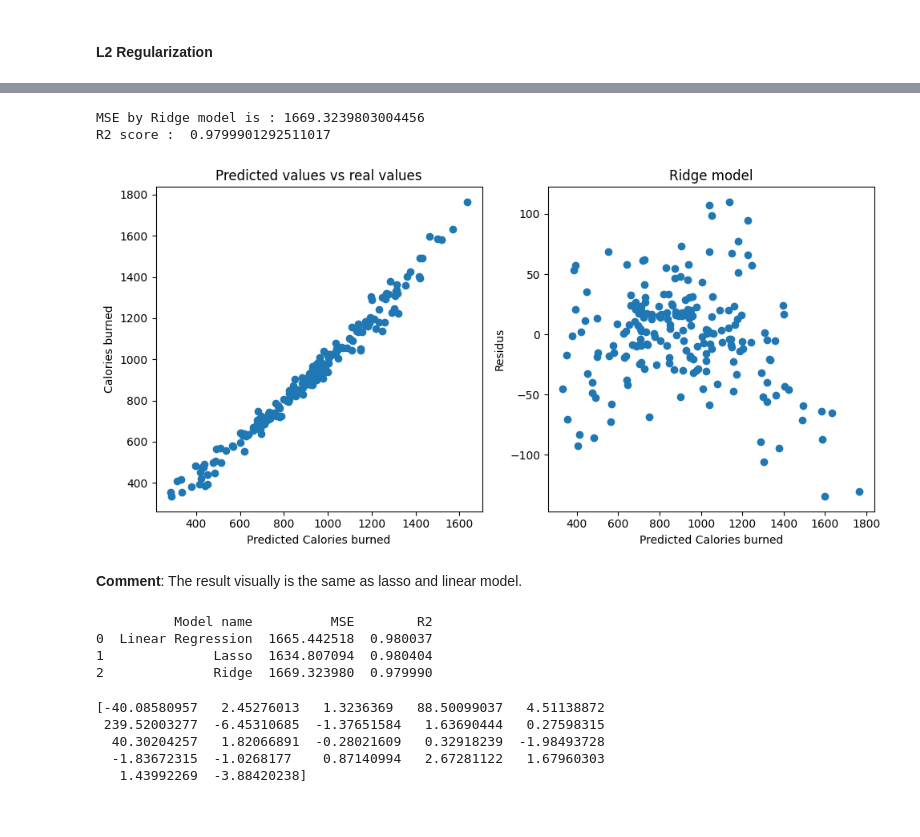
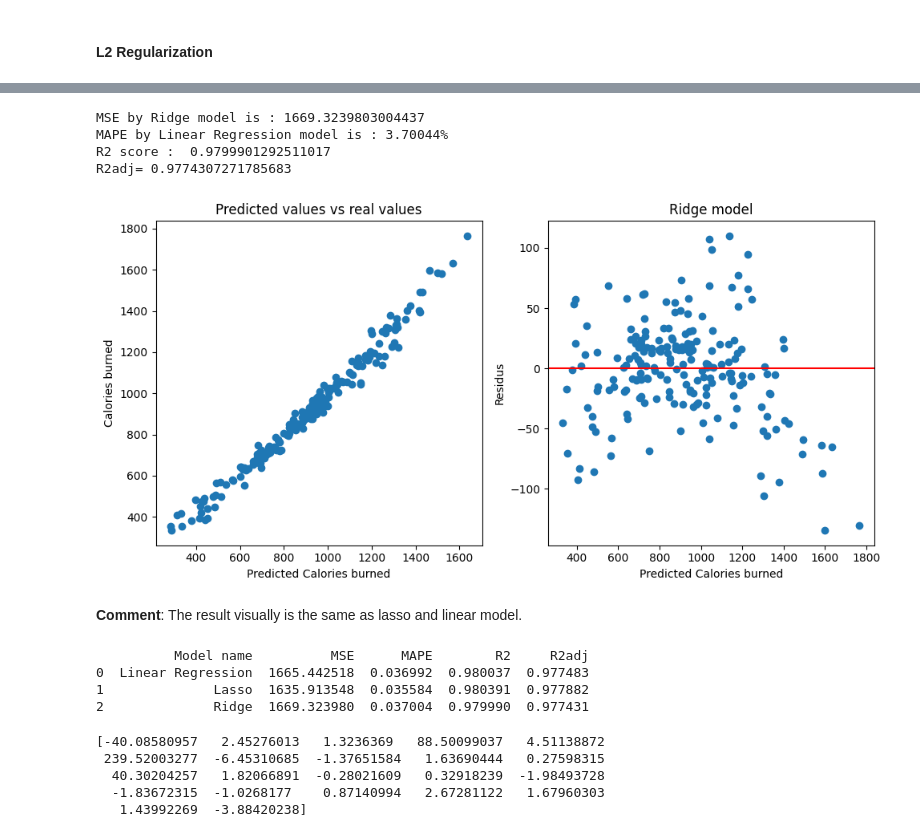
Before and after one commit to bao-do/4thY_MachineLearningProject, a Jupyter notebook: gym_python.ipynb, the cells around one changed output, grey strips where cells are left out. Saved outputs shown, nothing was run; the diff lists cells and outputs as text; code cells hidden in the pictures.

Commit message:
started logistic regression and interpreting variables

```diff
--- a/gym_python.ipynb
+++ b/gym_python.ipynb
@@ -664,5 +734,8 @@ Variance of X_train: [1.01743396 0.88966563 0.97736897 0.95314065 0.91732623 1.1
 ## Linear Model
 # %% [markdown]
 ### Without Regularization
+# %%
+def adjusted_R2(r2, n, p):
+    return 1-((1-r2)*(n-1)/(n-p-1))
 # %%
 from sklearn.linear_model import LinearRegression
@@ -827,40 +912,45 @@ Meilleur R2 = 0.977314, Meilleur paramètre = {'alpha': 1.05}
 # %%
 prev_ridge = regRidgeOpt.predict(X_test)
 mse_ridge = mean_squared_error(y_test,prev_ridge)
+mape_ridge = mean_absolute_percentage_error(y_test,prev_ridge)
 r2_ridge =  r2_score(y_test,prev_ridge)
-
+r2adj_ridge = adjusted_R2(r2_ridge,*X_test.shape)
 print("MSE by Ridge model is :",mse_ridge)
+print(f"MAPE by Linear Regression model is : {mape_ridge:.5%}")
 print("R2 score : ",r2_ridge)
+print("R2adj=",r2adj_ridge)
 
 fig,axs = plt.subplots(1,2,figsize=(10,5))
 axs[0].scatter(prev_ridge,y_test)
 axs[0].set_xlabel('Predicted Calories burned')
 axs[0].set_ylabel('Calories burned')
 axs[0].set_title('Predicted values vs real values')
 
 axs[1].scatter(y_test,prev_ridge - y_test)
 axs[1].axhline(y=0.0,color='r',linestyle='-')
 axs[1].set_xlabel('Predicted Calories burned')
 axs[1].set_ylabel('Residus')
 axs[1].set_title('Predicted values vs residuals')
 
 plt.title('Ridge model')
 plt.tight_layout()
 plt.show()
 # %% [output]
-MSE by Ridge model is : 1669.3239803004456
+MSE by Ridge model is : 1669.3239803004437
+MAPE by Linear Regression model is : 3.70044%
 R2 score :  0.9799901292511017
+R2adj= 0.9774307271785683
-[figure, old version]
+[figure, new version]
 # %% [markdown]
 **Comment**: The result visually is the same as lasso and linear model.
 # %%
-performance.loc[len(performance)] = {'Model name':'Ridge','MSE':mse_ridge,'R2':r2_ridge}
+performance.loc[len(performance)] = {'Model name':'Ridge','MSE':mse_ridge,'MAPE':mape_ridge,'R2':r2_ridge,'R2adj':r2adj_ridge}
 print(performance)
 # %% [output]
-          Model name          MSE        R2
-0  Linear Regression  1665.442518  0.980037
-1              Lasso  1634.807094  0.980404
-2              Ridge  1669.323980  0.979990
+          Model name          MSE      MAPE        R2     R2adj
+0  Linear Regression  1665.442518  0.036992  0.980037  0.977483
+1              Lasso  1635.913548  0.035584  0.980391  0.977882
+2              Ridge  1669.323980  0.037004  0.979990  0.977431
 # %%
 
 regRidge=Ridge(alpha=regRidgeOpt.best_params_['alpha'])
```
Also changed, not shown: parts of 29 cells of this notebook.
